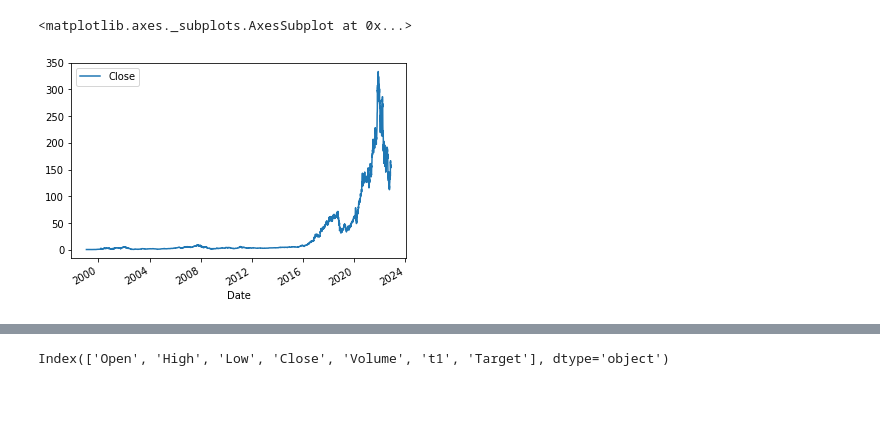
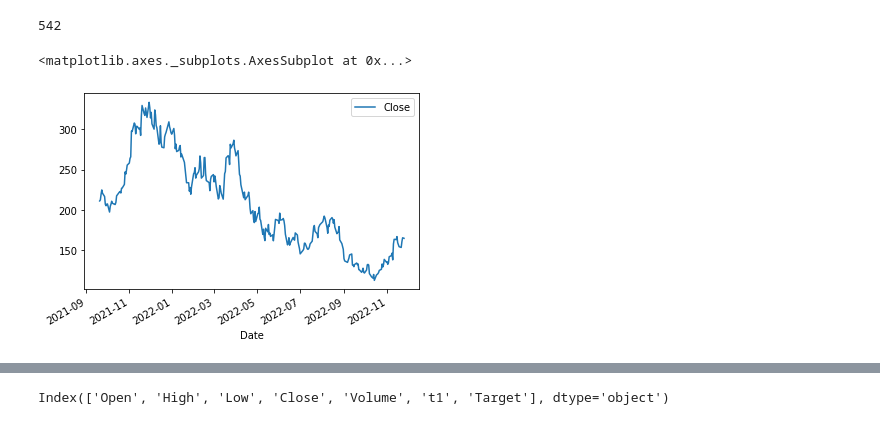
Before and after one commit to CescaNeri/ML-stocks-prediction, a Jupyter notebook: stock_prediction.ipynb, the cells around one changed output, grey strips where cells are left out. Drawn from its saved outputs; the diff is of its cells as text; code cells hidden in the pictures; blank space fills up the shorter version.

```diff
--- a/stock_prediction.ipynb
+++ b/stock_prediction.ipynb
@@ -49,5 +98,9 @@ DatetimeIndex(['1999-01-22 00:00:00-05:00', '1999-01-25 00:00:00-05:00',
+# %%
+print(len(bitcoin))
+# %% [output]
+542
 # %%
-nvidia.plot.line(y='Close', use_index=True)
+nvidia.iloc[-300:].plot.line(y='Close', use_index=True)
 # %% [output]
 <matplotlib.axes._subplots.AxesSubplot at 0x...>
-[figure, old version]
+[figure, new version]
```
Also changed, not shown: parts of 40 cells of this notebook.
